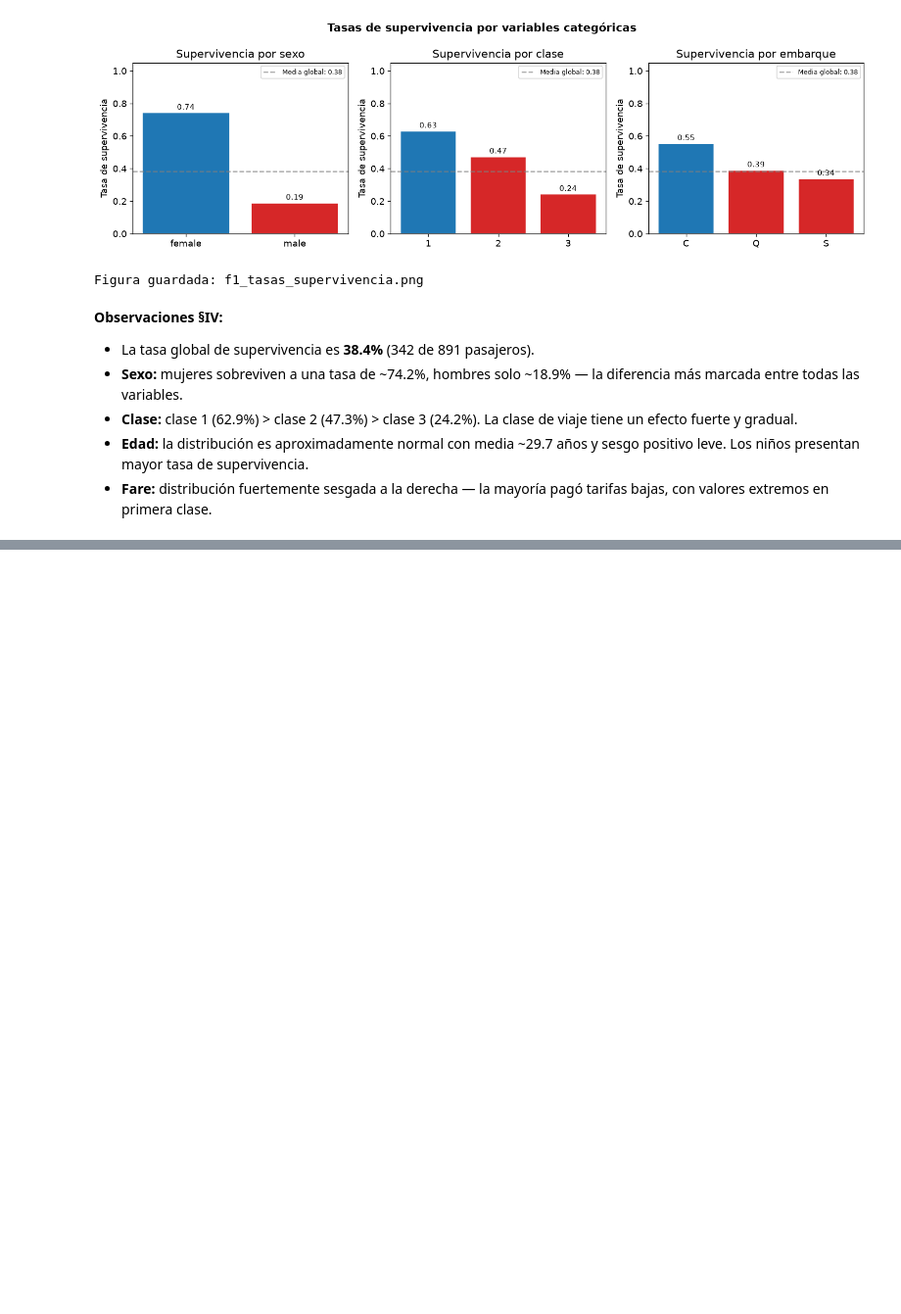
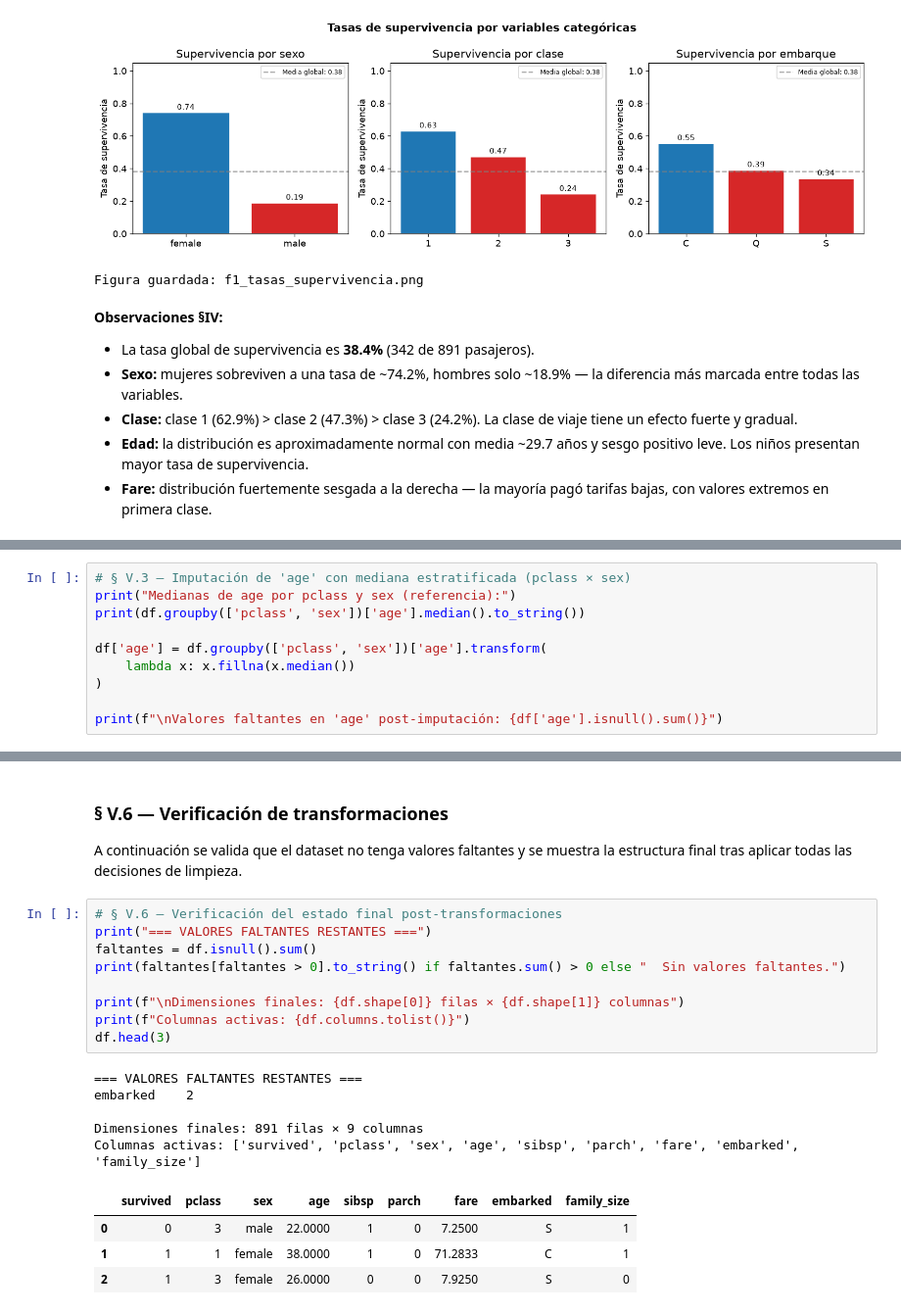
Before and after one commit to k1ngdom0fbullsh1t/proyecto-grupo4-mcdi503, a Jupyter notebook: notebooks/fase1/F1_EDA_Titanic.ipynb, the cells around one changed output, grey strips where cells are left out. Shown at 98% size. Saved outputs shown, nothing was run; the diff lists cells and outputs as text; blank space fills up the shorter version.

```diff
--- a/notebooks/fase1/F1_EDA_Titanic.ipynb
+++ b/notebooks/fase1/F1_EDA_Titanic.ipynb
@@ -699,0 +398,10 @@ bivariada, decisiones de limpieza y transformación, y generación de hallazgos
+# %%
+# § V.3 — Imputación de 'age' con mediana estratificada (pclass × sex)
+print("Medianas de age por pclass y sex (referencia):")
+print(df.groupby(['pclass', 'sex'])['age'].median().to_string())
+
+df['age'] = df.groupby(['pclass', 'sex'])['age'].transform(
+    lambda x: x.fillna(x.median())
+)
+
+print(f"\nValores faltantes en 'age' post-imputación: {df['age'].isnull().sum()}")
@@ -699,0 +467,24 @@ bivariada, decisiones de limpieza y transformación, y generación de hallazgos
+# %% [markdown]
+### § V.6 — Verificación de transformaciones
+
+A continuación se valida que el dataset no tenga valores faltantes y se muestra la estructura
+final tras aplicar todas las decisiones de limpieza.
+# %%
+# § V.6 — Verificación del estado final post-transformaciones
+print("=== VALORES FALTANTES RESTANTES ===")
+faltantes = df.isnull().sum()
+print(faltantes[faltantes > 0].to_string() if faltantes.sum() > 0 else "  Sin valores faltantes.")
+
+print(f"\nDimensiones finales: {df.shape[0]} filas × {df.shape[1]} columnas")
+print(f"Columnas activas: {df.columns.tolist()}")
+df.head(3)
+# %% [output]
+=== VALORES FALTANTES RESTANTES ===
+embarked    2
+
+Dimensiones finales: 891 filas × 9 columnas
+Columnas activas: ['survived', 'pclass', 'sex', 'age', 'sibsp', 'parch', 'fare', 'embarked', 'family_size']
+|  | survived | pclass | sex | age | sibsp | parch | fare | embarked | family_size |
+| 0 | 0 | 3 | male | 22.0000 | 1 | 0 | 7.2500 | S | 1 |
+| 1 | 1 | 1 | female | 38.0000 | 1 | 0 | 71.2833 | C | 1 |
+| 2 | 1 | 3 | female | 26.0000 | 0 | 0 | 7.9250 | S | 0 |
```
Also changed, not shown: parts of 35 cells of this notebook, 3 other files.
